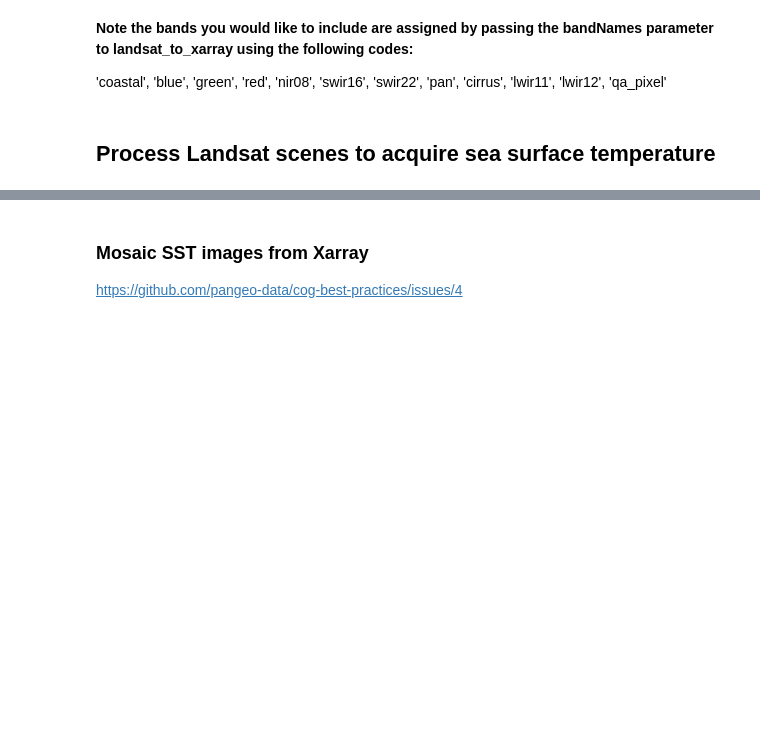
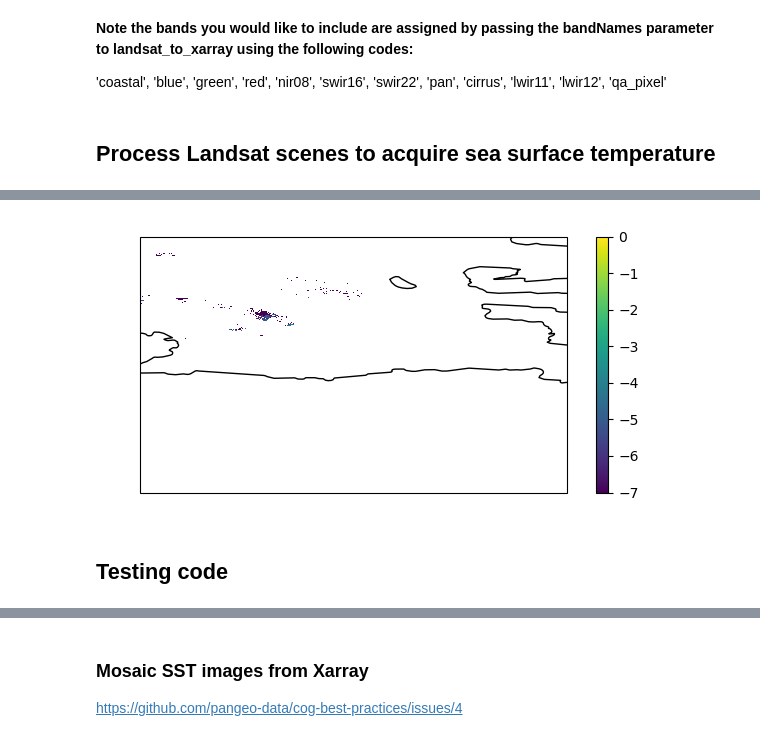
Before and after one commit to tsnow03/Landsat_SST_algorithm, a Jupyter notebook: NLSSTpipeline_20230815.ipynb, the cells around one changed output, grey strips where cells are left out. Drawn from its saved outputs; the diff is of its cells as text; code cells hidden in the pictures; blank space fills up the shorter version.

```diff
--- a/NLSSTpipeline_20230815.ipynb
+++ b/NLSSTpipeline_20230815.ipynb
@@ -1171,0 +1938,16 @@ KeyboardInterrupt
+# %%
+# Plot water vapor data ***need to comment out the delete code above for this to work
+data0 = SST
+plt.figure(figsize=(6, 3))
+ax = plt.axes(projection=ccrs.PlateCarree())
+ax.set_global()
+cb = ax.pcolormesh(data0.x,data0.y,data0.values,vmin=-7,vmax=0,transform=cartopy.crs.epsg(3031))
+ax.coastlines()
+ax.set_ylim([-78, -72])
+ax.set_xlim([-111,-101])
+cbar = plt.colorbar(cb)
+plt.tight_layout()
+# %% [output]
+[figure, added]
+# %% [markdown]
+## Testing code
```
Also changed, not shown: parts of 59 cells of this notebook.
